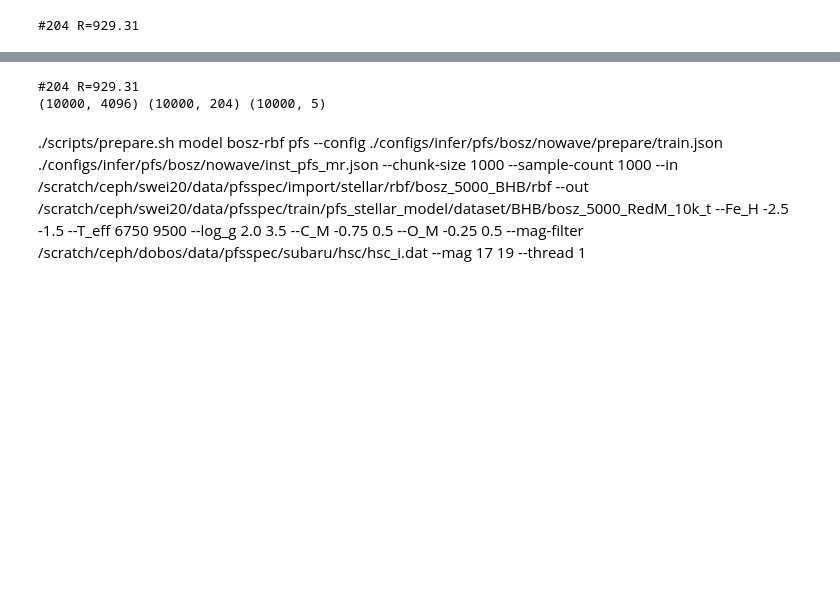
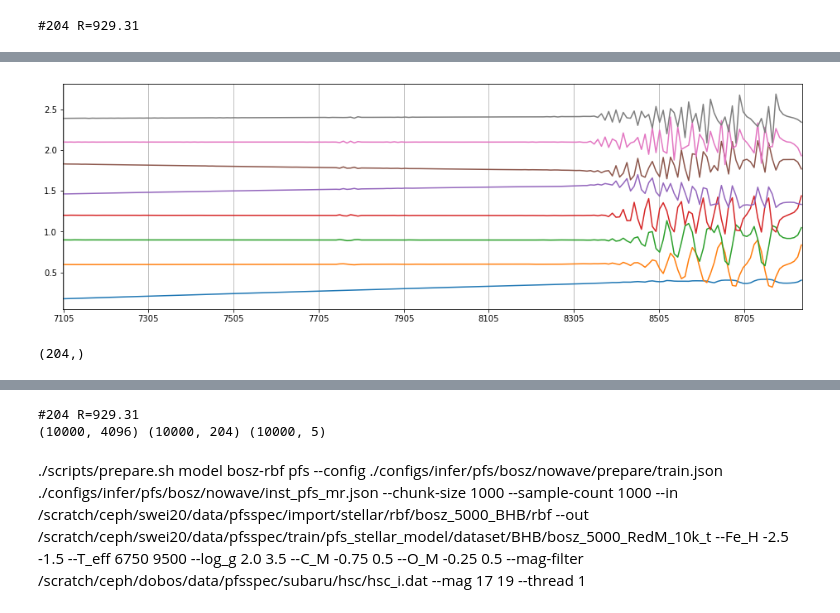
Before and after one commit to ViskaWei/LV, a Jupyter notebook: nb/Box.ipynb, the cells around one changed output, grey strips where cells are left out. Saved outputs shown, nothing was run; the diff lists cells and outputs as text; code cells hidden in the pictures; blank space fills up the shorter version.

```diff
--- a/nb/Box.ipynb
+++ b/nb/Box.ipynb
@@ -359,0 +410,19 @@ er = np.random.normal(0, error[0])
+# %%
+def plot_V(wave, nv, top=5, step=0.3, ax=None):
+    size = top // 5
+    if ax is None: ax = plt.subplots(1, figsize=(16,5 * size),facecolor="w")[1]
+    for i in range(min(len(nv),top)):
+        ax.plot(wave, nv[i] + step*(i+1))
+    get_wave_axis(wave, ax=ax)
+def get_wave_axis(wave, ax=None, xgrid=True):
+    ax.set_xlim(wave[0]-1, wave[-1]+2)
+    ax.set_xticks(np.arange(int(wave[0]), np.ceil(wave[-1]), 200))
+    ax.xaxis.grid(xgrid)
+# %%
+plot_V(waveL, v, top=8)
+# %% [output]
+[figure, added]
+# %%
+logfluxL[0].shape
+# %% [output]
+(204,)
```
Also changed, not shown: parts of 37 cells of this notebook, 6 other files.
